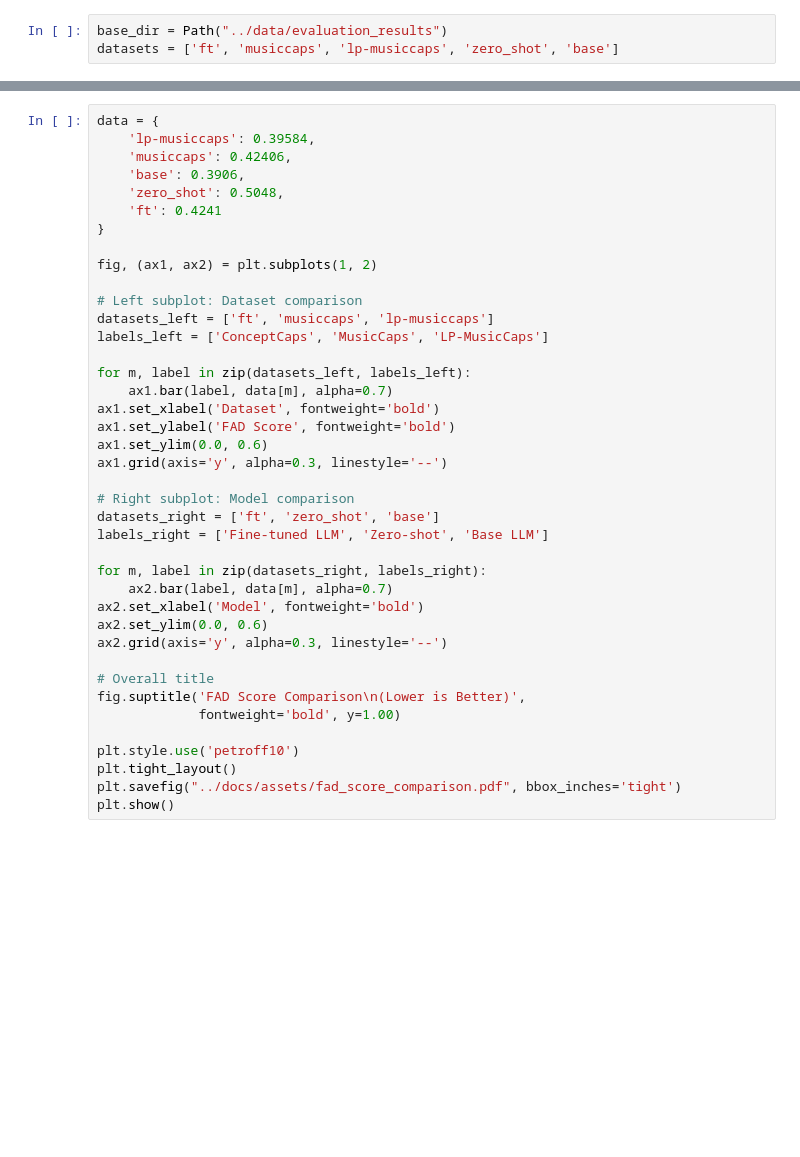
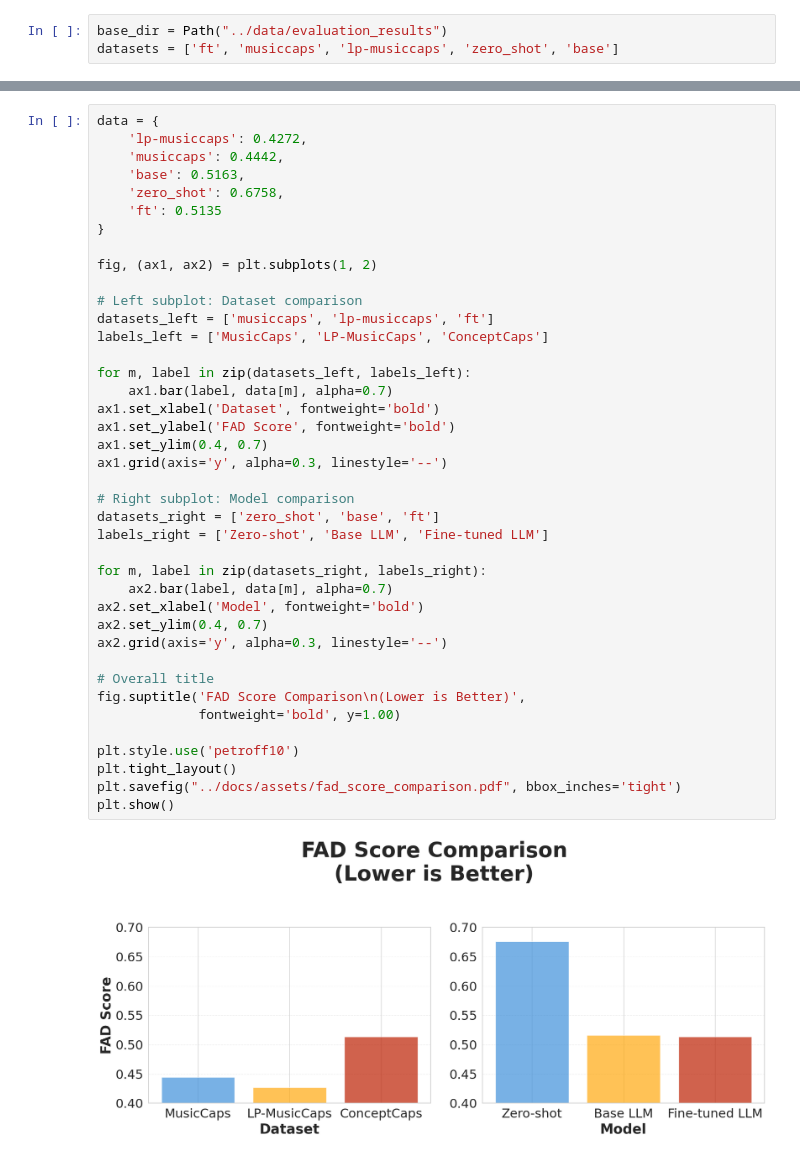
Before and after one commit to BrunoSienkiewicz/ConceptCaps, a Jupyter notebook: notebooks/5. Audio generation analysis.ipynb, the cells around one changed output, grey strips where cells are left out. Cells and saved outputs as stored; diff of their text form; blank space fills up the shorter version.

```diff
--- a/notebooks/5. Audio generation analysis.ipynb
+++ b/notebooks/5. Audio generation analysis.ipynb
@@ -76,40 +91,42 @@ plt.show()
 # %%
 data = {
-    'lp-musiccaps': 0.39584,
-    'musiccaps': 0.42406,
-    'base': 0.3906,
-    'zero_shot': 0.5048,
-    'ft': 0.4241
+    'lp-musiccaps': 0.4272,
+    'musiccaps': 0.4442,
+    'base': 0.5163,
+    'zero_shot': 0.6758,
+    'ft': 0.5135
 }
 
 fig, (ax1, ax2) = plt.subplots(1, 2)
 
 # Left subplot: Dataset comparison
-datasets_left = ['ft', 'musiccaps', 'lp-musiccaps']
-labels_left = ['ConceptCaps', 'MusicCaps', 'LP-MusicCaps']
+datasets_left = ['musiccaps', 'lp-musiccaps', 'ft']
+labels_left = ['MusicCaps', 'LP-MusicCaps', 'ConceptCaps']
 
 for m, label in zip(datasets_left, labels_left):
     ax1.bar(label, data[m], alpha=0.7)
 ax1.set_xlabel('Dataset', fontweight='bold')
 ax1.set_ylabel('FAD Score', fontweight='bold')
-ax1.set_ylim(0.0, 0.6)
+ax1.set_ylim(0.4, 0.7)
 ax1.grid(axis='y', alpha=0.3, linestyle='--')
 
 # Right subplot: Model comparison
-datasets_right = ['ft', 'zero_shot', 'base']
-labels_right = ['Fine-tuned LLM', 'Zero-shot', 'Base LLM']
+datasets_right = ['zero_shot', 'base', 'ft']
+labels_right = ['Zero-shot', 'Base LLM', 'Fine-tuned LLM']
 
 for m, label in zip(datasets_right, labels_right):
     ax2.bar(label, data[m], alpha=0.7)
 ax2.set_xlabel('Model', fontweight='bold')
-ax2.set_ylim(0.0, 0.6)
+ax2.set_ylim(0.4, 0.7)
 ax2.grid(axis='y', alpha=0.3, linestyle='--')
 
 # Overall title
 fig.suptitle('FAD Score Comparison\n(Lower is Better)',
              fontweight='bold', y=1.00)
 
 plt.style.use('petroff10')
 plt.tight_layout()
 plt.savefig("../docs/assets/fad_score_comparison.pdf", bbox_inches='tight')
 plt.show()
+# %% [output]
+[figure, added]
```
Also changed, not shown: parts of 2 cells of this notebook, 26 other files.
